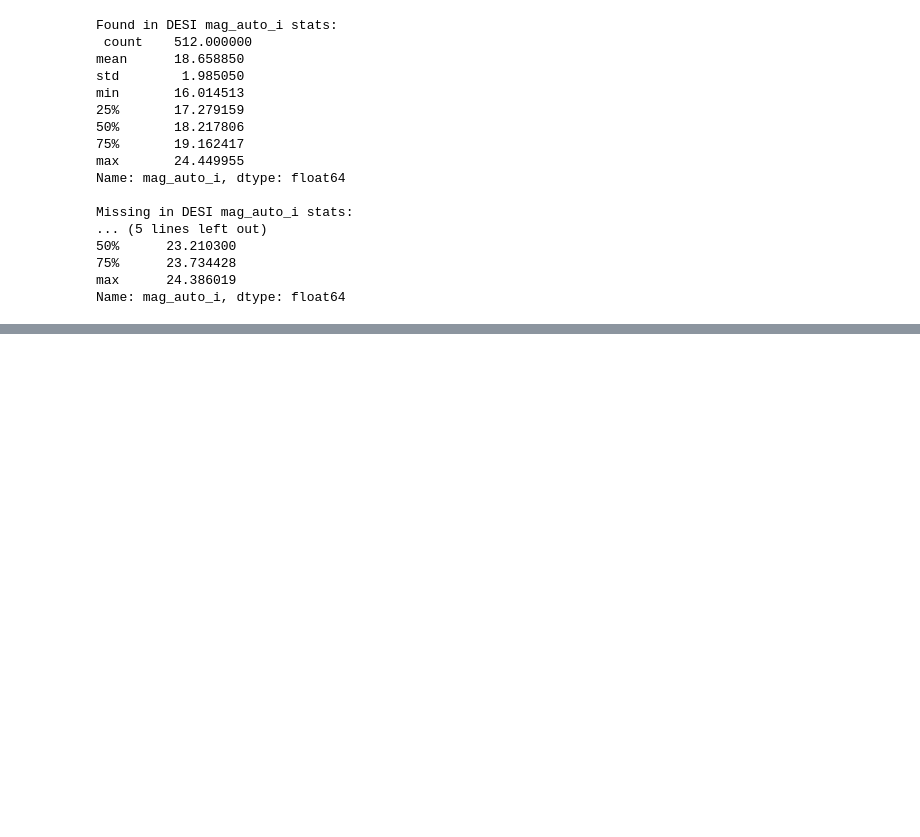
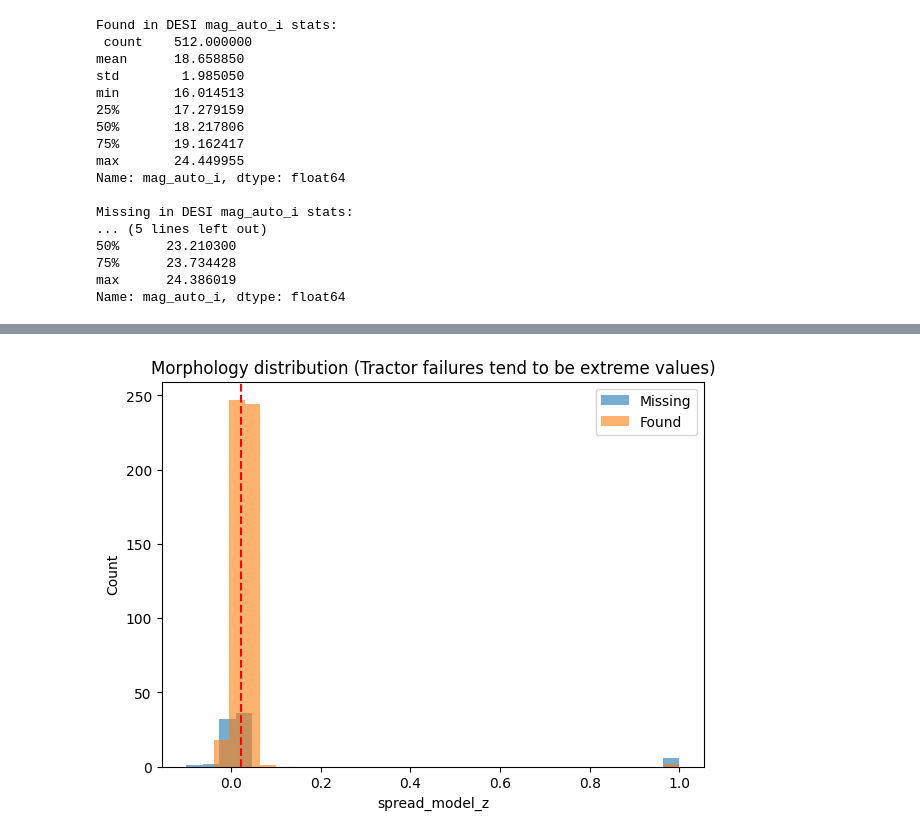
Before and after one commit to saatour/GW170817, a Jupyter notebook: Cross matching with galaxy surveys 06112025.ipynb, the cells around one changed output, grey strips where cells are left out. Cells and saved outputs as stored; diff of their text form; code cells hidden in the pictures; blank space fills up the shorter version.

```diff
--- a/Cross matching with galaxy surveys 06112025.ipynb
+++ b/Cross matching with galaxy surveys 06112025.ipynb
@@ -1511,0 +1525,3 @@ Name: mag_auto_i, dtype: float64
+# %%
+bright_missing = missing[missing["mag_auto_i"] < 21]   # adjust threshold if needed
+print(bright_missing)
@@ -1511,0 +1546,12 @@ Name: mag_auto_i, dtype: float64
+# %%
+plt.figure(figsize=(7,5))
+plt.hist(missing["spread_model_z"], bins=30, alpha=0.6, label="Missing")
+plt.hist(matched["spread_model_z"], bins=30, alpha=0.6, label="Found")
+plt.axvline(bright_missing["spread_model_z"].median(), color='red', linestyle='--')
+plt.xlabel("spread_model_z")
+plt.ylabel("Count")
+plt.title("Morphology distribution (Tractor failures tend to be extreme values)")
+plt.legend()
+plt.show()
+# %% [output]
+[figure, added]
```
Also changed, not shown: parts of 4 cells of this notebook.
